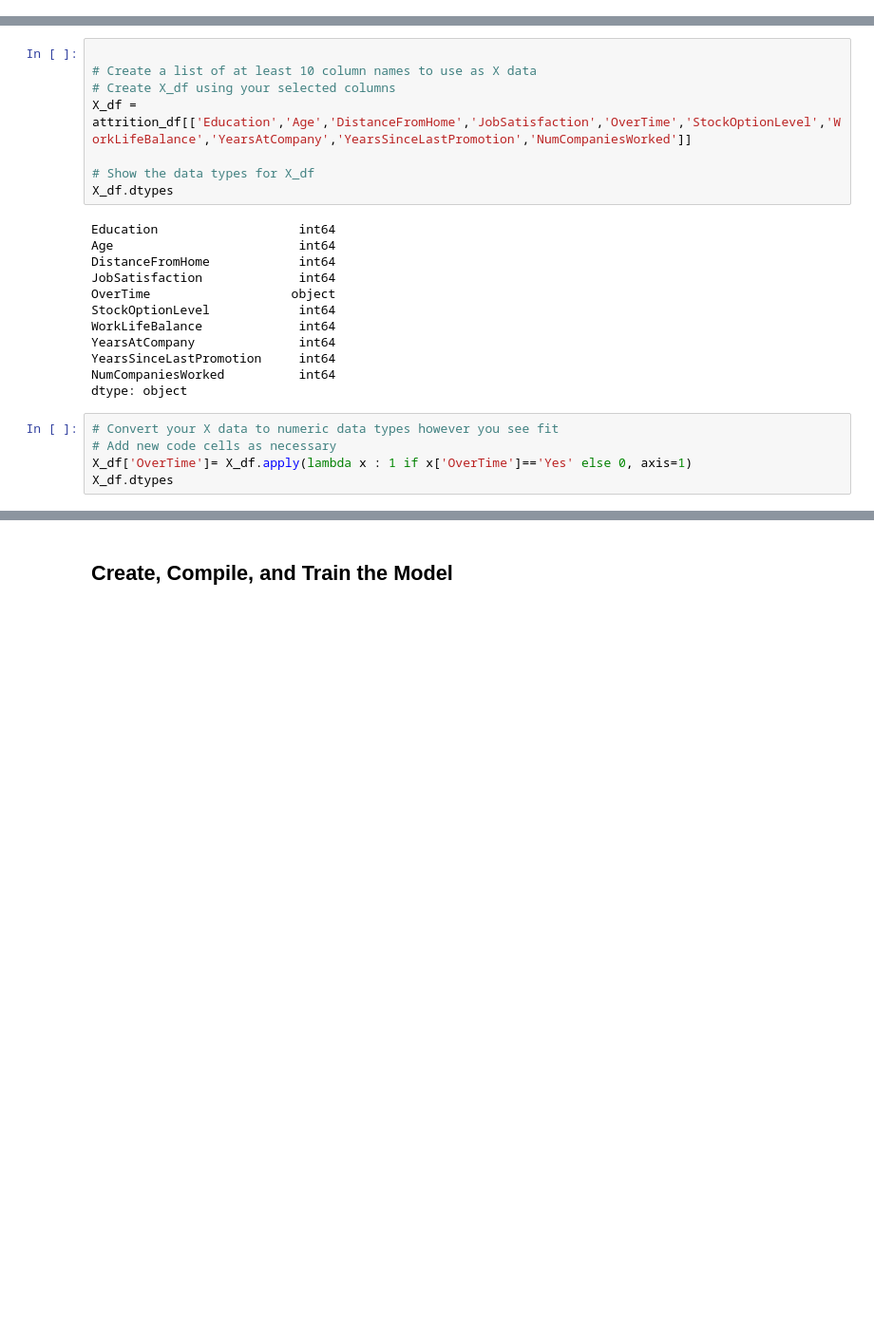
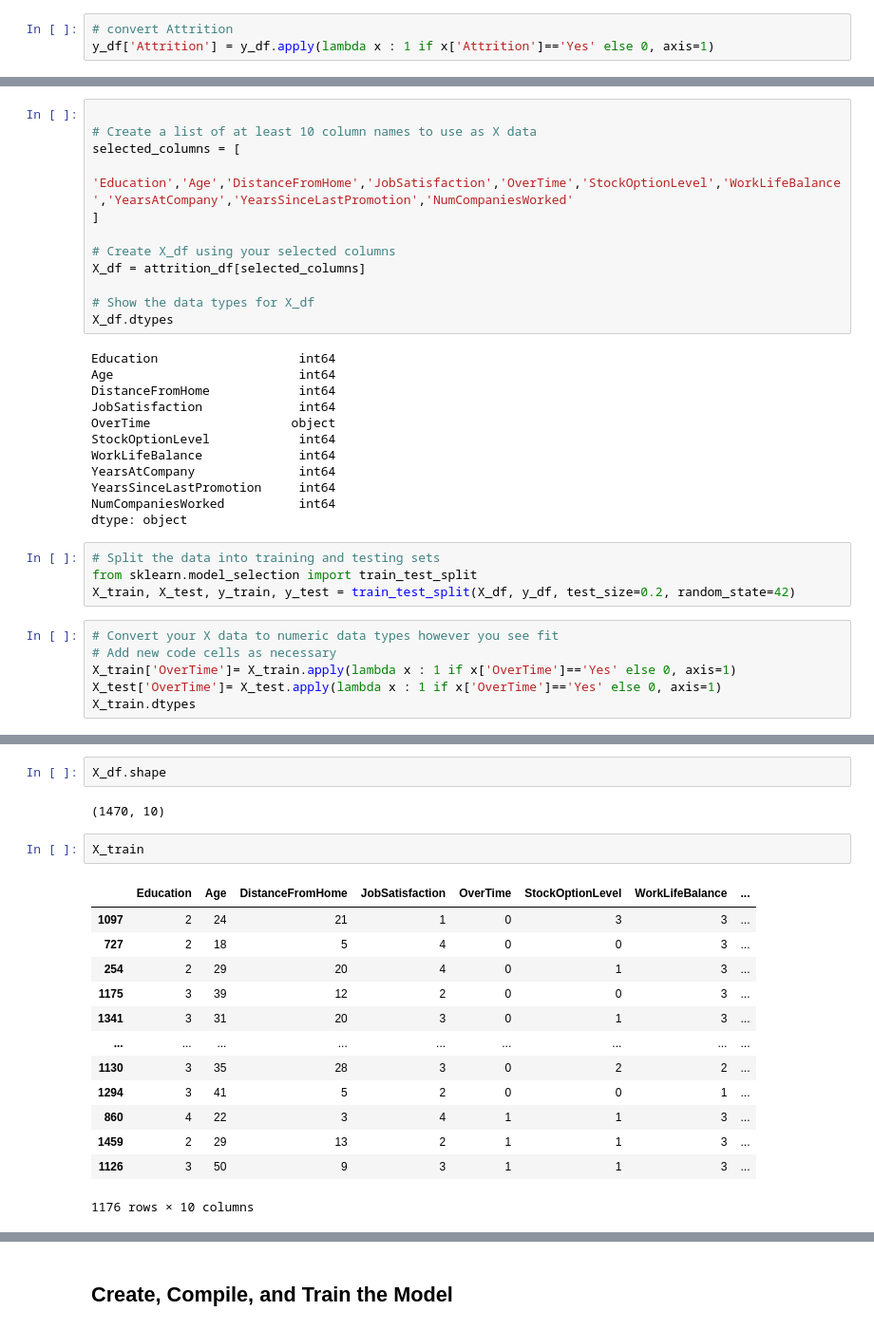
Before and after one commit to tbrown14611/neural-network-challenge-2, a Jupyter notebook: attrition.ipynb, the cells around one changed output, grey strips where cells are left out. Shown: that part at 95% size. Drawn from its saved outputs; the diff is of its cells as text; blank space fills up the shorter version.

```diff
--- a/attrition.ipynb
+++ b/attrition.ipynb
@@ -59,3 +88,6 @@ y_df
 | 1468 | No | Sales |
 | 1469 | No | Research & Development |
 1470 rows × 2 columns
+# %%
+# convert Attrition
+y_df['Attrition'] = y_df.apply(lambda x : 1 if x['Attrition']=='Yes' else 0, axis=1)
@@ -62,8 +110,12 @@ y_df
 # %%
 
 # Create a list of at least 10 column names to use as X data
+selected_columns = [
+   'Education','Age','DistanceFromHome','JobSatisfaction','OverTime','StockOptionLevel','WorkLifeBalance','YearsAtCompany','YearsSinceLastPromotion','NumCompaniesWorked'
+]
+
 # Create X_df using your selected columns
-X_df = attrition_df[['Education','Age','DistanceFromHome','JobSatisfaction','OverTime','StockOptionLevel','WorkLifeBalance','YearsAtCompany','YearsSinceLastPromotion','NumCompaniesWorked']]
+X_df = attrition_df[selected_columns]
 
 # Show the data types for X_df
 X_df.dtypes
@@ -79,9 +131,14 @@ YearsAtCompany              int64
 YearsSinceLastPromotion     int64
 NumCompaniesWorked          int64
 dtype: object
+# %%
+# Split the data into training and testing sets
+from sklearn.model_selection import train_test_split
+X_train, X_test, y_train, y_test = train_test_split(X_df, y_df, test_size=0.2, random_state=42)
 # %%
 # Convert your X data to numeric data types however you see fit
 # Add new code cells as necessary
-X_df['OverTime']= X_df.apply(lambda x : 1 if x['OverTime']=='Yes' else 0, axis=1)
-X_df.dtypes
+X_train['OverTime']= X_train.apply(lambda x : 1 if x['OverTime']=='Yes' else 0, axis=1)
+X_test['OverTime']= X_test.apply(lambda x : 1 if x['OverTime']=='Yes' else 0, axis=1)
+X_train.dtypes
 # %% [output]
@@ -107,2 +188,22 @@ from sklearn.model_selection import train_test_split
+# %%
+X_df.shape
+# %% [output]
+(1470, 10)
+# %%
+X_train
+# %% [output]
+|  | Education | Age | DistanceFromHome | JobSatisfaction | OverTime | StockOptionLevel | WorkLifeBalance | ... |
+| 1097 | 2 | 24 | 21 | 1 | 0 | 3 | 3 | ... |
+| 727 | 2 | 18 | 5 | 4 | 0 | 0 | 3 | ... |
+| 254 | 2 | 29 | 20 | 4 | 0 | 1 | 3 | ... |
+| 1175 | 3 | 39 | 12 | 2 | 0 | 0 | 3 | ... |
+| 1341 | 3 | 31 | 20 | 3 | 0 | 1 | 3 | ... |
+| ... | ... | ... | ... | ... | ... | ... | ... | ... |
+| 1130 | 3 | 35 | 28 | 3 | 0 | 2 | 2 | ... |
+| 1294 | 3 | 41 | 5 | 2 | 0 | 0 | 1 | ... |
+| 860 | 4 | 22 | 3 | 4 | 1 | 1 | 3 | ... |
+| 1459 | 2 | 29 | 13 | 2 | 1 | 1 | 3 | ... |
+| 1126 | 3 | 50 | 9 | 3 | 1 | 1 | 3 | ... |
+1176 rows × 10 columns
 # %%
 # Create a StandardScaler
```
Also changed, not shown: parts of 27 cells of this notebook.
